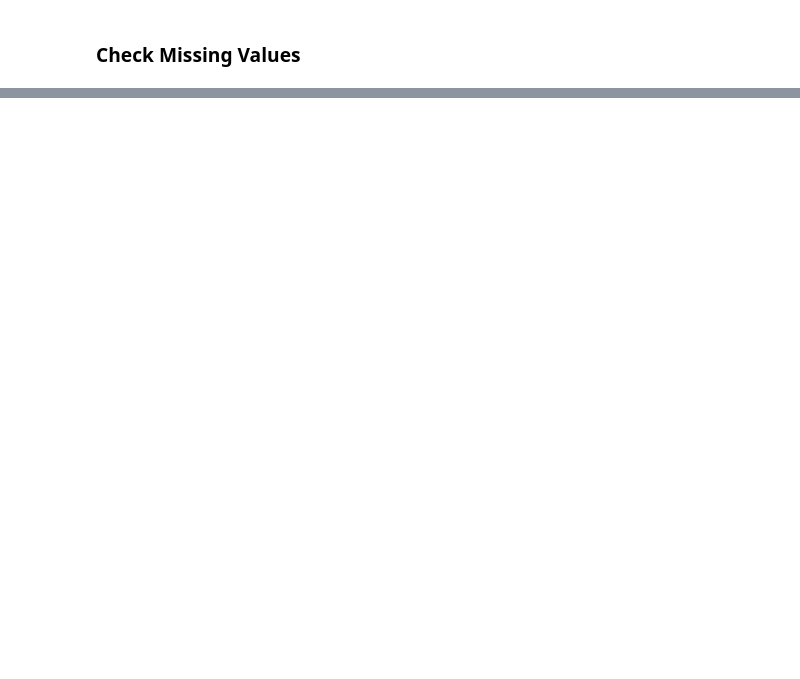
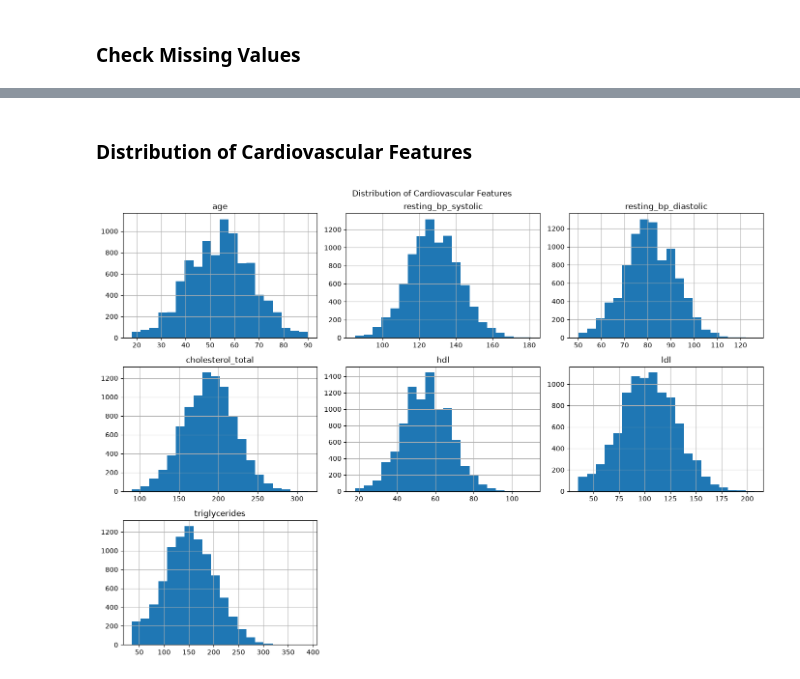
Before and after one commit to mohammadabuhamed2/binx_mohammadabuhamed, a Jupyter notebook: Cardiac Patients/notebooks/01_data_preparation.ipynb, the cells around one changed output, grey strips where cells are left out. Saved outputs shown, nothing was run; the diff lists cells and outputs as text; code cells hidden in the pictures; blank space fills up the shorter version.

```diff
--- a/Cardiac Patients/notebooks/01_data_preparation.ipynb
+++ b/Cardiac Patients/notebooks/01_data_preparation.ipynb
@@ -71,0 +229,23 @@ dtype: int64
+# %% [markdown]
+### Distribution of Cardiovascular Features
+# %%
+num_cols = [
+    "age",
+    "resting_bp_systolic",
+    "resting_bp_diastolic",
+    "cholesterol_total",
+    "hdl",
+    "ldl",
+    "triglycerides"
+]
+
+df[num_cols].hist(
+    bins=20,
+    figsize=(14, 10)
+)
+
+plt.suptitle("Distribution of Cardiovascular Features")
+plt.tight_layout()
+plt.show()
+# %% [output]
+[figure, added]
```
Also changed, not shown: parts of 60 cells of this notebook, 3 other files.
